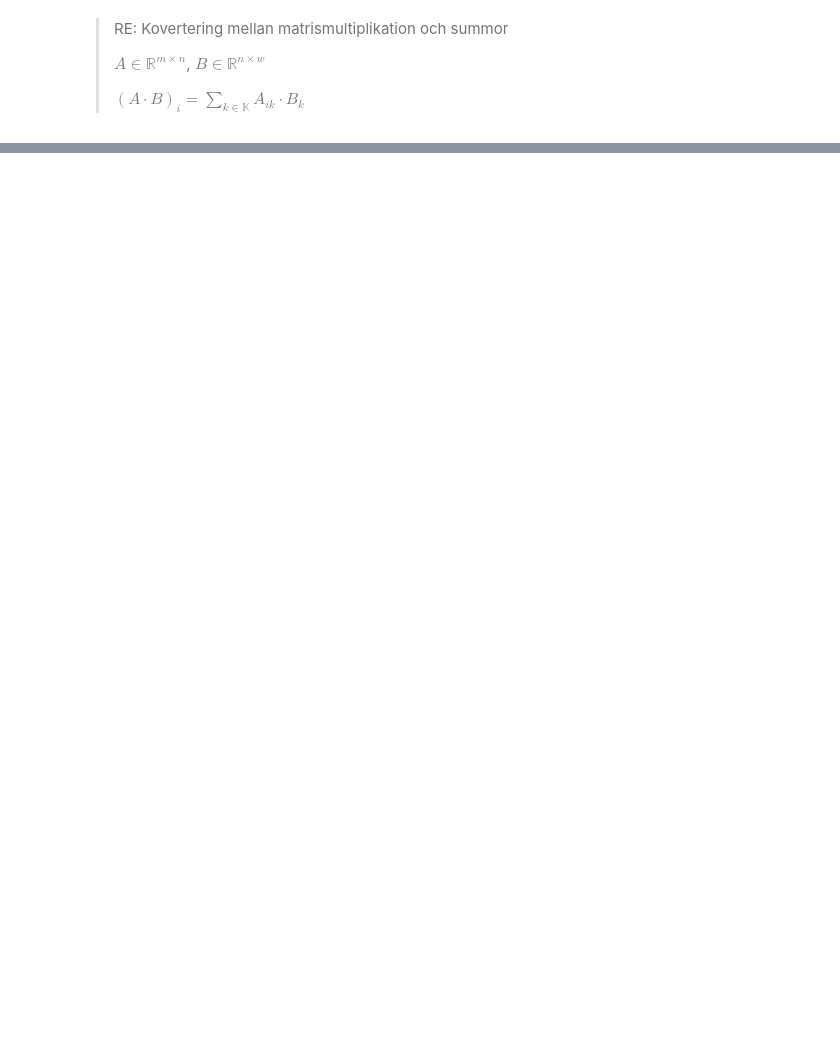
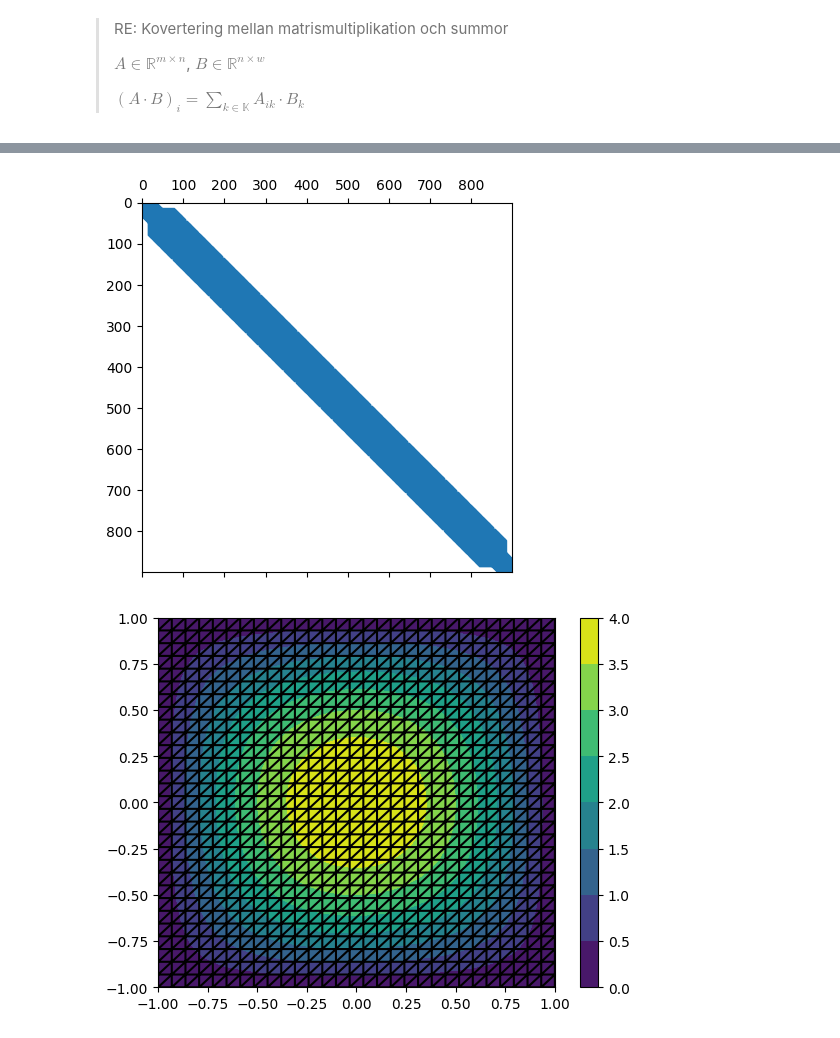
Before and after one commit to wiluxgit/MVE270_2024, a Jupyter notebook: 11z.ipynb, the cells around one changed output, grey strips where cells are left out. Cells and saved outputs as stored; diff of their text form; code cells hidden in the pictures; blank space fills up the shorter version.

```diff
--- a/11z.ipynb
+++ b/11z.ipynb
@@ -76 +92,6 @@ dummy_triplot(TriangulatedGrid(20))
+# %%
+def triangle_area_from_2dvertex_positions(A: ndarray, B: ndarray, C: ndarray):
+    AB = B-A
+    AC = C-A
+    return 0.5 * np.abs(np.linalg.det(np.hstack([AB, AC])))
 # %% [markdown]
@@ -158,0 +415,32 @@ StiffnessMatrixSolve(A=array([[0., 0., 0., 0., 0., 0., 0., 0., 0.],
+# %%
+from matplotlib.pyplot import spy
+from scipy.sparse import csc_matrix
+from scipy.sparse.linalg import spsolve
+
+def solve_u_and_visualize(
+        trigrid: TriangulatedGrid,
+        solve: StiffnessMatrixSolve
+        ):
+    # Colorize each node according to some dummy function
+    A = csc_matrix(solve.A)
+    b = solve.b
+    spy(A)
+    #plt.imshow(solve.A)
+    #plt.colorbar()
+    plt.show()
+
+    U = spsolve(A, b)
+    #print(f"{A.shape=} {b.shape=} {trigrid.points.shape=}")
+    plt.tricontourf(trigrid.triangulation, U, cmap="viridis")
+    plt.triplot(trigrid.triangulation, "k-")
+    plt.colorbar()
+    plt.show()
+# %%
+def f(x: float, y: float) -> float:
+    return 2*(2-(x**2)-(y**2))-2*x*y*(x**2-y**2)
+
+trigrid = TriangulatedGrid(30)
+solve_u_and_visualize(trigrid, StiffnessMatrixSolve(trigrid, f))
+# %% [output]
+[figure, added]
+[figure, added]
```
Also changed, not shown: parts of 19 cells of this notebook, 2 other files.
